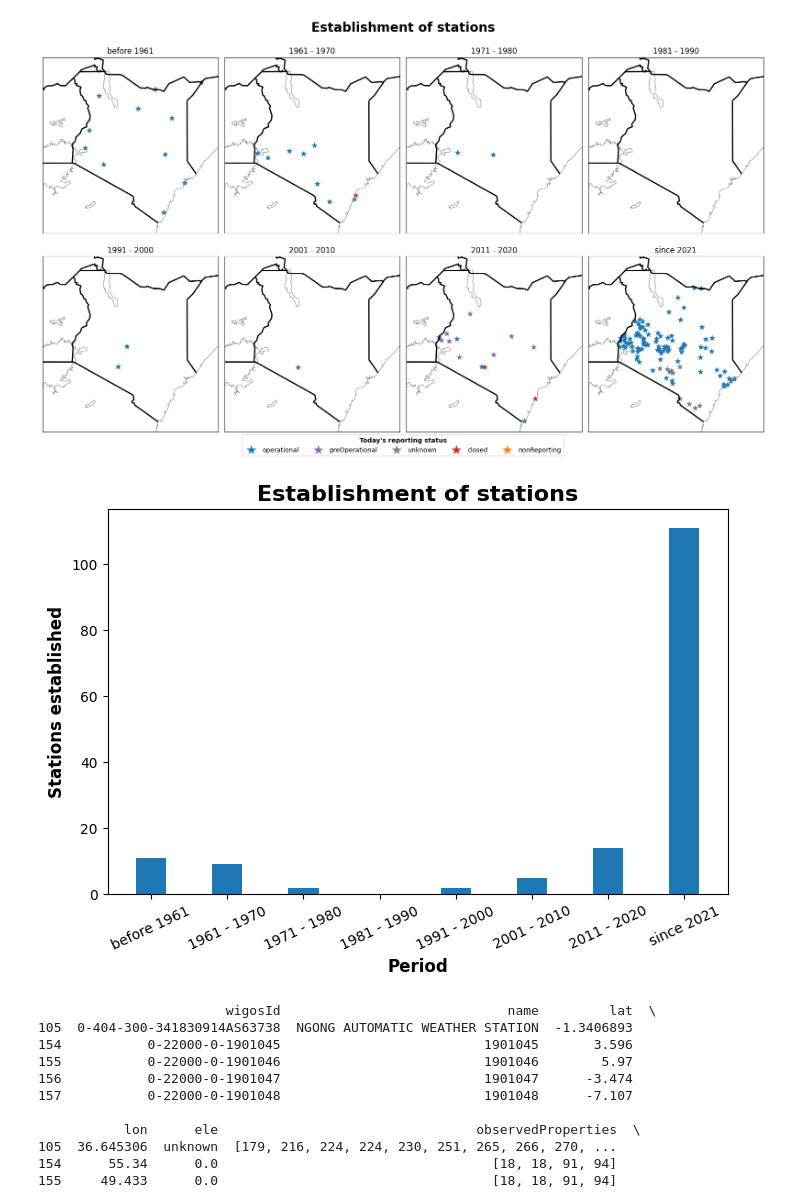
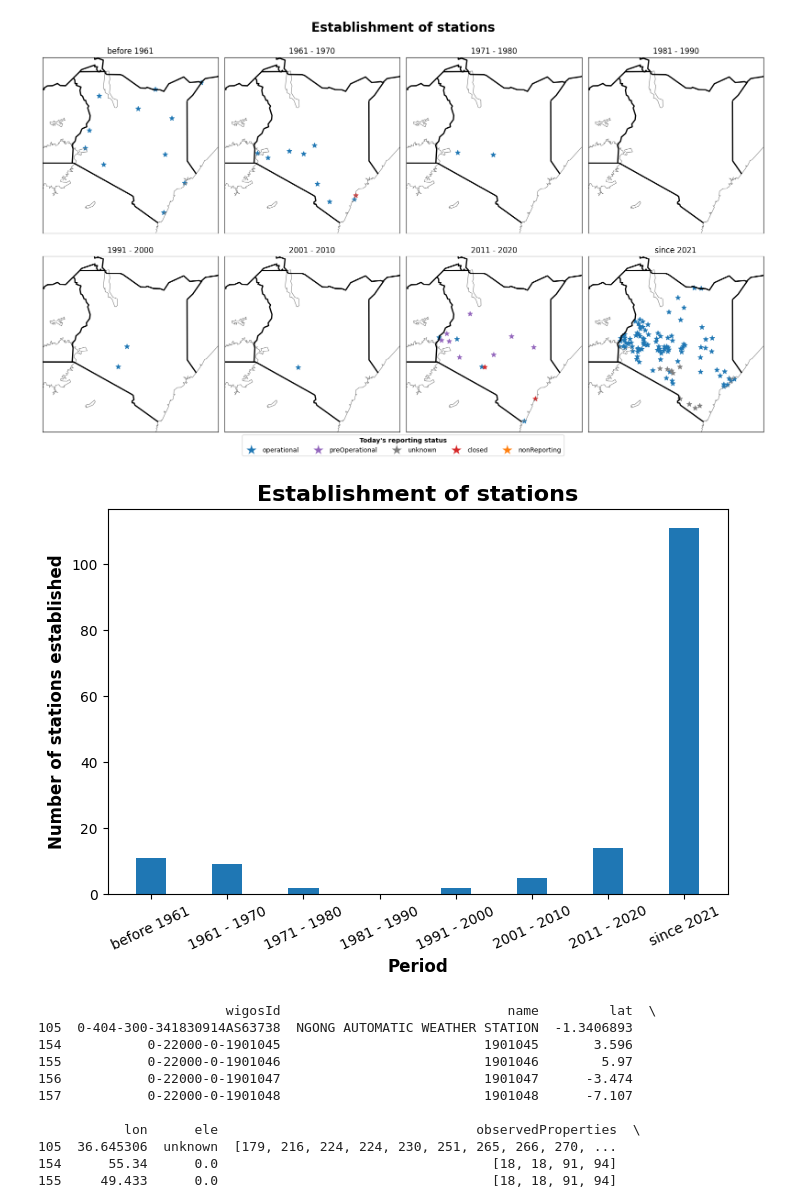
Before and after one commit to joergklausen/oscar-analysis, a Jupyter notebook: Overview Plots.ipynb, the cells around one changed output. Cells and saved outputs as stored; diff of their text form; code cells hidden in the pictures.

```diff
--- a/sandbox.ipynb
+++ b/Overview Plots.ipynb
@@ -388,35 +388,35 @@ plt.savefig(os.getcwd()+"/Plots/Station_establishment_decade_reporting.jpeg", bb
 stations_n = []
 start_d = ["1951-01-01", "1961-01-01", "1971-01-01", "1981-01-01", "1991-01-01", "2001-01-01", "2011-01-01", "2021-01-01", "2031-01-01"]
 
 for i, decade in enumerate(["before 1961", "1961 - 1970", "1971 - 1980", "1981 - 1990", "1991 - 2000", "2001 - 2010", "2011 - 2020", "since 2021"]):
 
     df = pd.DataFrame(data["stations"])
     # print(df)
 
     if i == 0:
         df = df[(df["dateEstablished"] < start_d[i])]
         stations_n.append(len(df))
     else:
         df = df[(df["dateEstablished"] >= start_d[i]) & (df["dateEstablished"] < start_d[i+1])]
         stations_n.append(len(df))
 
 
 # print(stations_n)
 plt.style.use('default')
 fig, axes = plt.subplots(1,1, figsize=(8,5))
 
 decades = ["before 1961", "1961 - 1970", "1971 - 1980", "1981 - 1990", "1991 - 2000", "2001 - 2010", "2011 - 2020", "since 2021"]
 plt.bar(decades, stations_n, width=0.4)
 
 # plt.hlines(y = (20, 40, 60, 80, 100), xmin=0, xmax=7.5, colors="k", ls="--")
 plt.xlabel("Period", fontsize=12, fontweight="bold")
-plt.ylabel("Stations established", fontsize=12, fontweight="bold")
+plt.ylabel("Number of stations established", fontsize=12, fontweight="bold")
 plt.title("Establishment of stations", fontsize=16, fontweight="bold")
 plt.xticks(rotation=25)
 
 plt.savefig(os.getcwd()+"/Plots/Station_establishment_barplot_simple.jpeg", bbox_inches='tight')
 # %% [output]
-[figure, old version]
+[figure, new version]
 # %%
 start_d = ["1951-01-01", "1961-01-01", "1971-01-01", "1981-01-01", "1991-01-01", "2001-01-01", "2011-01-01", "2021-01-01", "2031-01-01"]
 
```
Also changed, not shown: parts of 7 cells of this notebook, 10 other files.
